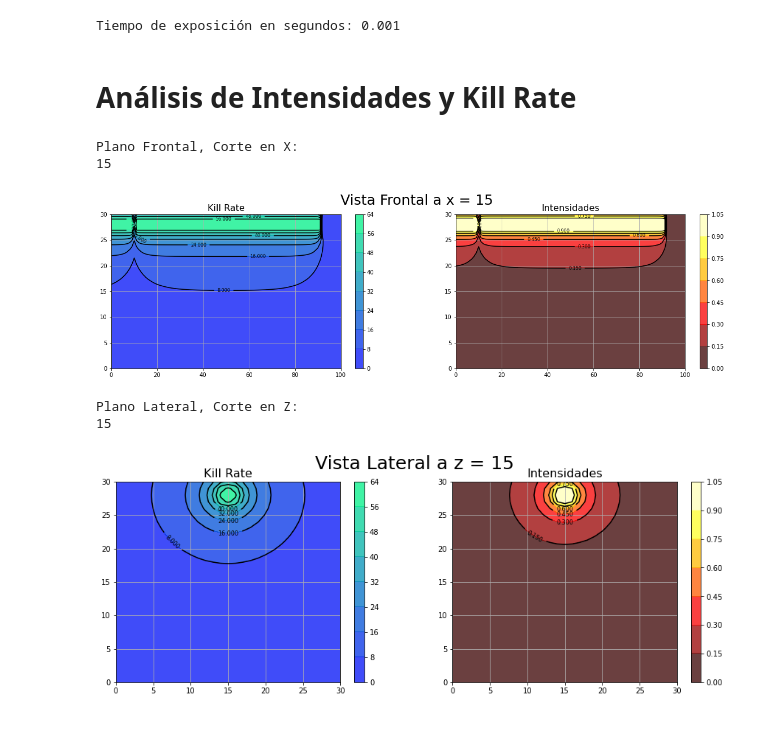
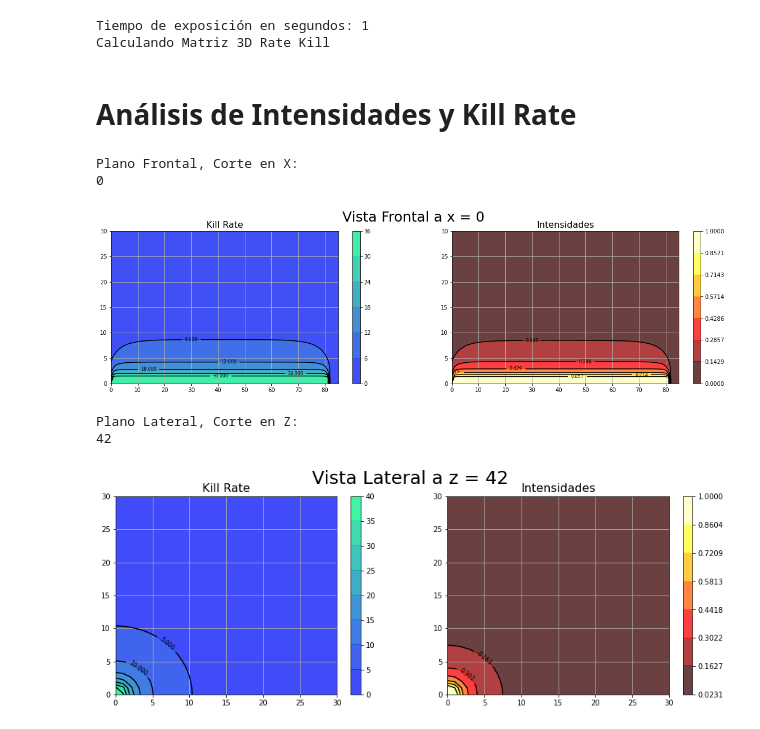
Before and after one commit to santiago-crypto/uvcgi, a Jupyter notebook: UVCGI.ipynb, the cells around one changed output. Saved outputs shown, nothing was run; the diff lists cells and outputs as text; code cells hidden in the pictures.

```diff
--- a/UVCGI.ipynb
+++ b/UVCGI.ipynb
@@ -224,18 +241,22 @@ Promedio de intensidad: 69389.0
 # %%
 S=[]
 def killrate():
-    kV = 0.117/100   #constante virus cm2/microW.s
+    kV = 0.0005522   #constante virus cm2/microW.s
 
 #Calculamos el tiempo que llevaria matar al 99% del virus con la irradiación promedio
     t=float(input('Tiempo de exposición en segundos: '))
-    for a in DirectField:
-        S.append(100*(1-np.exp(-1*kV*a*t)))
+    print('Calculando Matriz 3D Rate Kill')
+    with tqdm_notebook(total=(xend+1)*(1+yend)*(zend+1)) as pbar:
+        for a in DirectField:
+            S.append(100*(1-np.exp(-1*kV*a*t)))
+            pbar.update(1)
 
 killrate()
 
 RateKill=S
 # %% [output]
-Tiempo de exposición en segundos: 0.001
+Tiempo de exposición en segundos: 1
+Calculando Matriz 3D Rate Kill
 # %% [markdown]
 
 
@@ -255,39 +276,43 @@ print('Plano Frontal, Corte en X: ')
 planox=int(input()) # Corte en el medio
 
 Z=[] #Los  valores recuperados en orden
 Z1=[]  #DirectField
 for n in range(len(coord)):
     i,j,k = coord[n]
     if (i==planox):
         Z.append(RateKill[n])
         Z1.append(DirectField1[n])
 
+Z22=Z1
+
+levels = np.linspace(min(Z22),max(Z22),8)
+
 X=np.arange(0,zend+1,1)
 Y=np.arange(0,yend+1,1)
 Z=np.reshape(Z,(yend+1,zend+1))
 Z1=np.reshape(Z1,(yend+1,zend+1))
 
 a=plt.figure(figsize=(20,5))
 a.suptitle('Vista Frontal a x = '+str(planox), fontsize=25)
 plt.subplot(1,2,1)
-h = plt.contourf(X,Y,Z, 7, alpha=.75, cmap=plt.cm.winter)
+h = plt.contourf(X,Y,Z, 5, alpha=.75, cmap=plt.cm.winter)
 plt.colorbar()
-contours = plt.contour(X, Y, Z, 7, colors='black')
+contours = plt.contour(X, Y, Z, 5, colors='black')
 plt.clabel(contours, inline=True, fontsize=8)
 plt.title('Kill Rate',fontsize=16)
 plt.grid()
 
 plt.subplot(1,2,2)
-h = plt.contourf(X,Y,Z1, 7, alpha=.75, cmap=plt.cm.hot)
+h = plt.contourf(X,Y,Z1, levels, alpha=.75, cmap=plt.cm.hot)
 plt.colorbar()
-contours = plt.contour(X, Y, Z1, 7, colors='black')
+contours = plt.contour(X, Y, Z1, levels, colors='black')
 plt.clabel(contours, inline=True, fontsize=8)
 plt.title('Intensidades',fontsize=16)
 plt.grid()
 # %% [output]
 Plano Frontal, Corte en X:
-15
+0
-[figure, old version]
+[figure, new version]
 # %%
 #Para una vista lateral Z es un plano constante
 #el valor x e y siguen siendo iguales
@@ -302,6 +327,10 @@ for n in range(len(coord)):
     if (k==planoz):
         Z.append(RateKill[n])
         Z1.append(DirectField1[n])
+
+Z22=Z1
+
+levels = np.linspace(min(Z22),max(Z22),8)
 
 X=np.arange(0,xend+1,1)
 Y=np.arange(0,yend+1,1)
@@ -321,16 +350,16 @@ plt.grid()
 
 
 plt.subplot(1,2,2)
-h = plt.contourf(X,Y,Z1, 7, alpha=.75, cmap=plt.cm.hot)
+h = plt.contourf(X,Y,Z1,levels, alpha=.75, cmap=plt.cm.hot)
 plt.colorbar()
-contours = plt.contour(X, Y, Z1, 7, colors='black')
+contours = plt.contour(X, Y, Z1, levels, colors='black')
 plt.clabel(contours, inline=True, fontsize=8)
 plt.title('Intensidades',fontsize=16)
 plt.grid()
 # %% [output]
 Plano Lateral, Corte en Z:
-15
+42
-[figure, old version]
+[figure, new version]
 # %%
 #Para una vista Superior, Y es un plano constante
 #x es z
```
Also changed, not shown: parts of 3 cells of this notebook.
